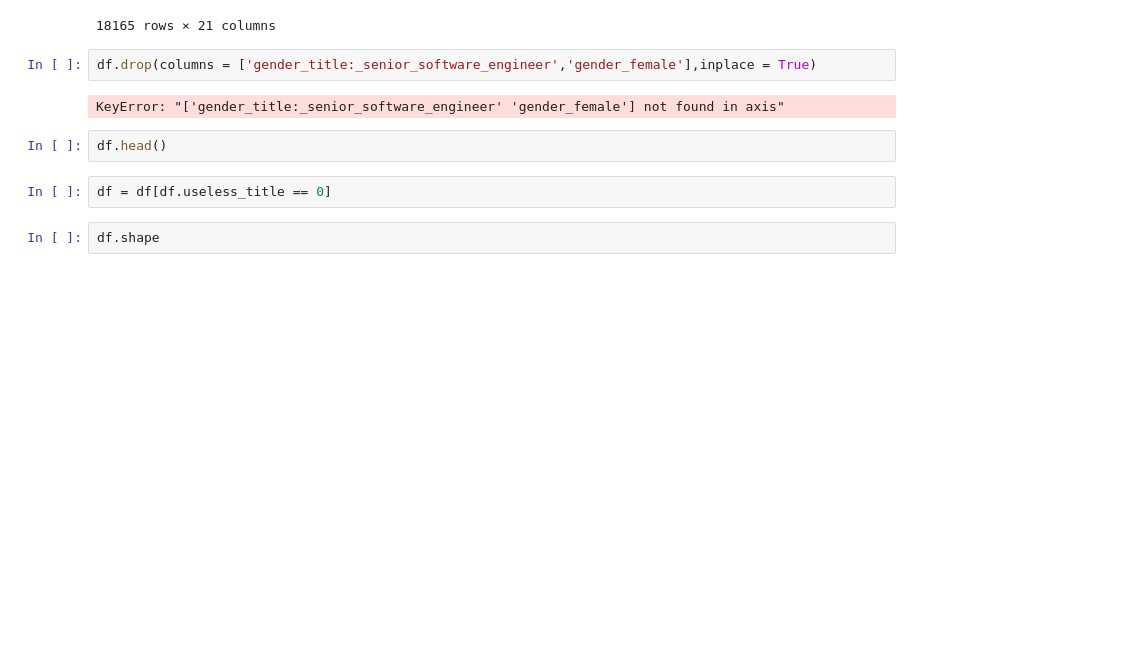
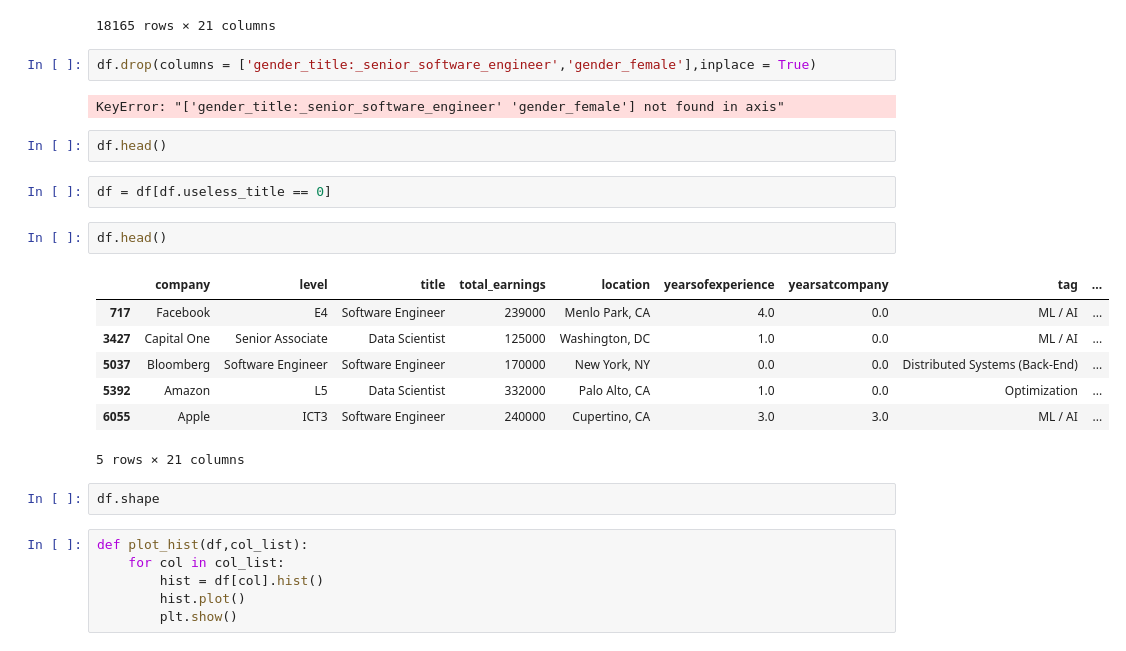
Before and after one commit to JaredVahle/individual-project, a Jupyter notebook: rough-draft.ipynb, the cells around one changed output. Saved outputs shown, nothing was run; the diff lists cells and outputs as text; blank space fills up the shorter version.

```diff
--- a/rough-draft.ipynb
+++ b/rough-draft.ipynb
@@ -425,5 +425,21 @@ KeyError: "['gender_title:_senior_software_engineer' 'gender_female'] not found
 df.head()
 # %%
 df = df[df.useless_title == 0]
+# %%
+df.head()
+# %% [output]
+|  | company | level | title | total_earnings | location | yearsofexperience | yearsatcompany | tag | ... |
+| 717 | Facebook | E4 | Software Engineer | 239000 | Menlo Park, CA | 4.0 | 0.0 | ML / AI | ... |
+| 3427 | Capital One | Senior Associate | Data Scientist | 125000 | Washington, DC | 1.0 | 0.0 | ML / AI | ... |
+| 5037 | Bloomberg | Software Engineer | Software Engineer | 170000 | New York, NY | 0.0 | 0.0 | Distributed Systems (Back-End) | ... |
+| 5392 | Amazon | L5 | Data Scientist | 332000 | Palo Alto, CA | 1.0 | 0.0 | Optimization | ... |
+| 6055 | Apple | ICT3 | Software Engineer | 240000 | Cupertino, CA | 3.0 | 3.0 | ML / AI | ... |
+5 rows × 21 columns
 # %%
 df.shape
+# %%
+def plot_hist(df,col_list):
+    for col in col_list:
+        hist = df[col].hist()
+        hist.plot()
+        plt.show()
```
Also changed, not shown: parts of 1 cell of this notebook, 1 other file.
